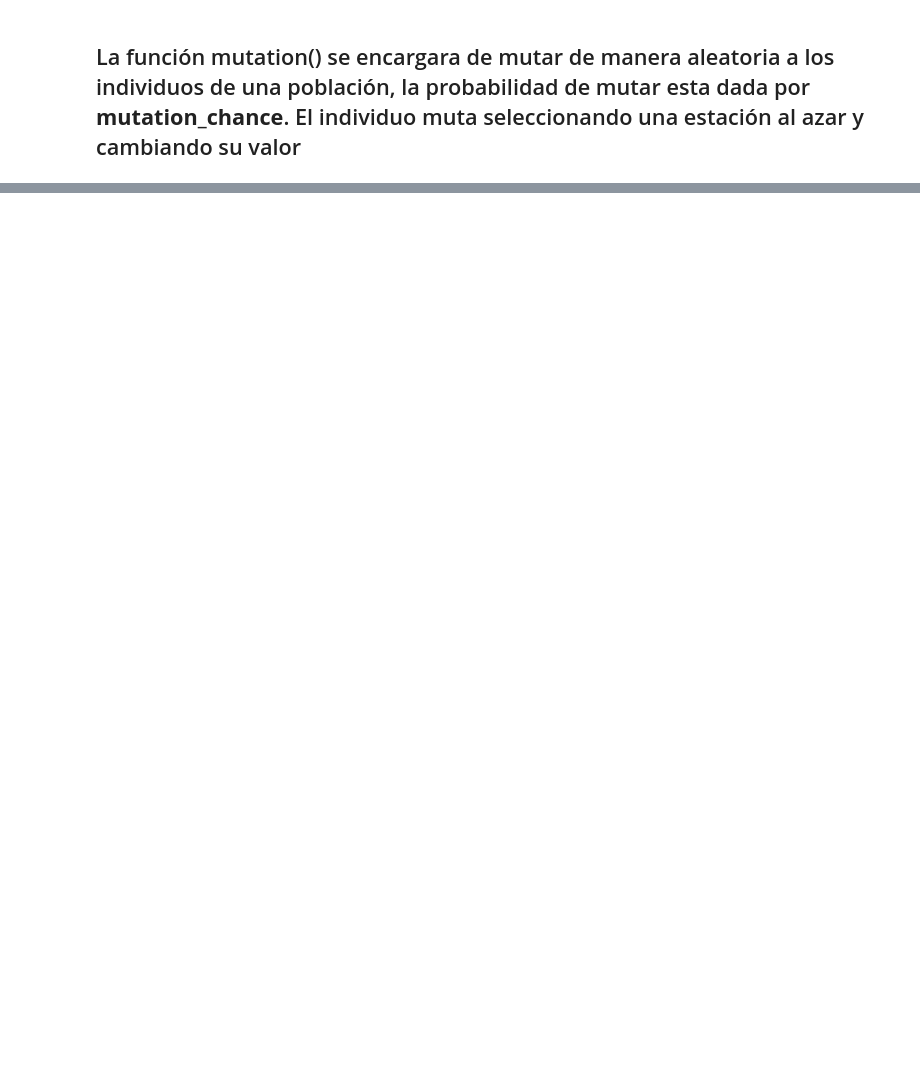
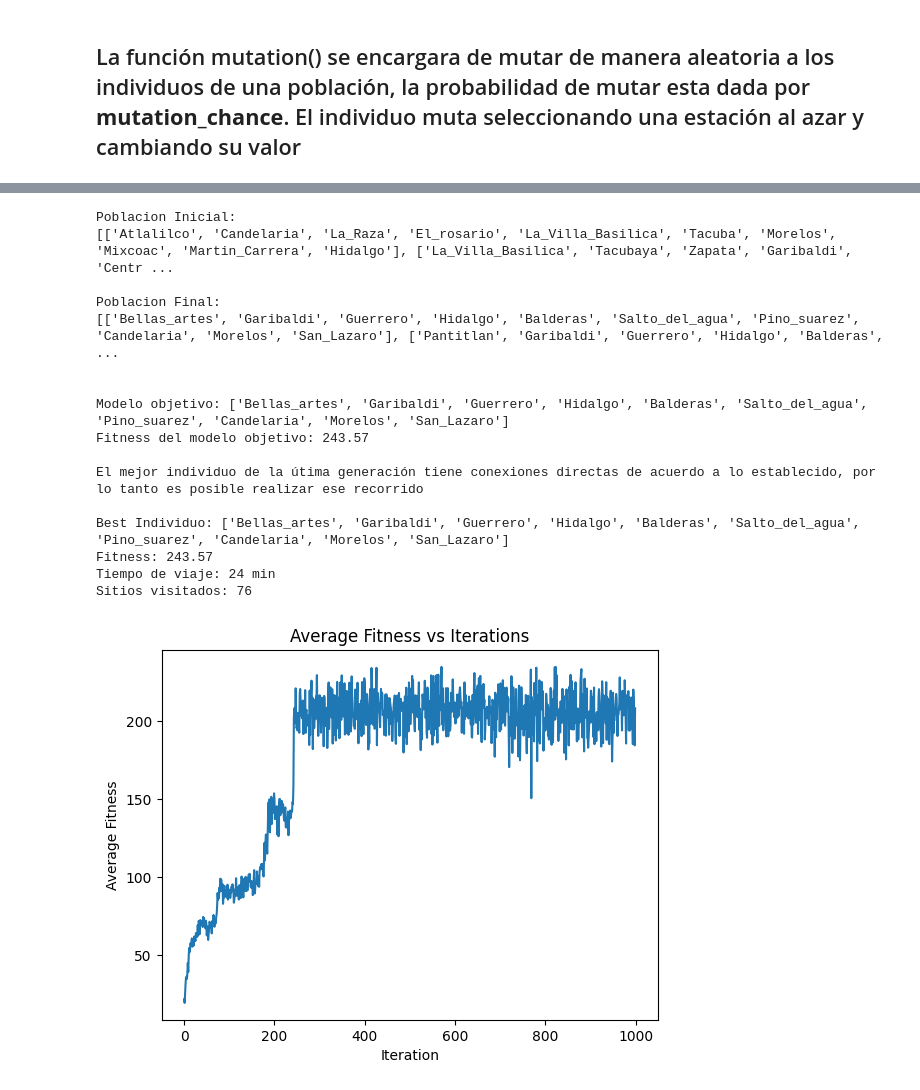
Before and after one commit to AngelVelascoJr/AlgoritmosDeBusqueda-IA, a Jupyter notebook: Python/Práctica2_AlgoritmoGen.ipynb, the cells around one changed output, grey strips where cells are left out. Saved outputs shown, nothing was run; the diff lists cells and outputs as text; code cells hidden in the pictures; blank space fills up the shorter version.

```diff
--- a/Python/Práctica2_AlgoritmoGen.ipynb
+++ b/Python/Práctica2_AlgoritmoGen.ipynb
@@ -522,0 +523,62 @@ Sitios visitados: 76
+# %%
+import matplotlib.pyplot as plt
+
+population = crearPoblacion()#Inicializar una poblacion
+evoluciones = 1000
+averageFitness = []
+print("Poblacion Inicial:\n%s"%(population)) #Se muestra la poblacion inicial
+#for i in range(len(population)):
+#  print(f"Fitness: {calcularFitness(population[i])} \tIndividuo: {population[i]}")
+
+#Se evoluciona la poblacion
+for i in range(evoluciones):
+  averageFitness.append(averageFitnessPoblacion(population))
+  population = selection_and_reproduction(population)
+  #print("\nPoblacion Reproducida:\n%s"%(population)) #Se muestra la poblacion reproducida
+  population = mutation(population)
+  #print("\nPoblacion Mutada:\n%s"%(population)) #Se muestra la poblacion mutada
+
+print("\nPoblacion Final:\n%s"%(population)) #Se muestra la poblacion evolucionada
+#for i in range(len(population)):
+#  print(f"Fitness: {calcularFitness(population[i])} \tIndividuo: {population[i]}")
+print("\n")
+
+print(f"Modelo objetivo: {modelo}")
+print(f"Fitness del modelo objetivo: {calcularFitness(modelo)[0]}\n")
+
+best_individuo = max(population, key=calcularFitness)
+if verificar_y_reordenar_individuo(best_individuo,dictionaryConexionStations)[0]:
+  print(f"El mejor individuo de la útima generación tiene conexiones directas de acuerdo a lo establecido, por lo tanto es posible realizar ese recorrido\n")
+  print(f"Best Individuo: {verificar_y_reordenar_individuo(best_individuo,dictionaryConexionStations)[1]}")
+else:
+  print(f"El mejor individuo de la útima generación no tiene conexiones directas de acuerdo a lo establecido, por lo tanto no es posible realizar ese recorrido\n")
+  print(f"Best individuo: {best_individuo}")
+
+print(f"Fitness: {calcularFitness(best_individuo)[0]}")
+print(f"Tiempo de viaje: {calcularFitness(best_individuo)[1]} min")
+print(f"Sitios visitados: {calcularFitness(best_individuo)[2]}")
+
+#Grafica del rendimieto en cada iteracion
+plt.plot(range(evoluciones), averageFitness)
+plt.xlabel("Iteration")
+plt.ylabel("Average Fitness")
+plt.title("Average Fitness vs Iterations")
+plt.show()
+# %% [output]
+Poblacion Inicial:
+[['Atlalilco', 'Candelaria', 'La_Raza', 'El_rosario', 'La_Villa_Basilica', 'Tacuba', 'Morelos', 'Mixcoac', 'Martin_Carrera', 'Hidalgo'], ['La_Villa_Basilica', 'Tacubaya', 'Zapata', 'Garibaldi', 'Centr ...
+
+Poblacion Final:
+[['Bellas_artes', 'Garibaldi', 'Guerrero', 'Hidalgo', 'Balderas', 'Salto_del_agua', 'Pino_suarez', 'Candelaria', 'Morelos', 'San_Lazaro'], ['Pantitlan', 'Garibaldi', 'Guerrero', 'Hidalgo', 'Balderas', ...
+
+
+Modelo objetivo: ['Bellas_artes', 'Garibaldi', 'Guerrero', 'Hidalgo', 'Balderas', 'Salto_del_agua', 'Pino_suarez', 'Candelaria', 'Morelos', 'San_Lazaro']
+Fitness del modelo objetivo: 243.57
+
+El mejor individuo de la útima generación tiene conexiones directas de acuerdo a lo establecido, por lo tanto es posible realizar ese recorrido
+
+Best Individuo: ['Bellas_artes', 'Garibaldi', 'Guerrero', 'Hidalgo', 'Balderas', 'Salto_del_agua', 'Pino_suarez', 'Candelaria', 'Morelos', 'San_Lazaro']
+Fitness: 243.57
+Tiempo de viaje: 24 min
+Sitios visitados: 76
+[figure, added]
```
Also changed, not shown: parts of 8 cells of this notebook.
